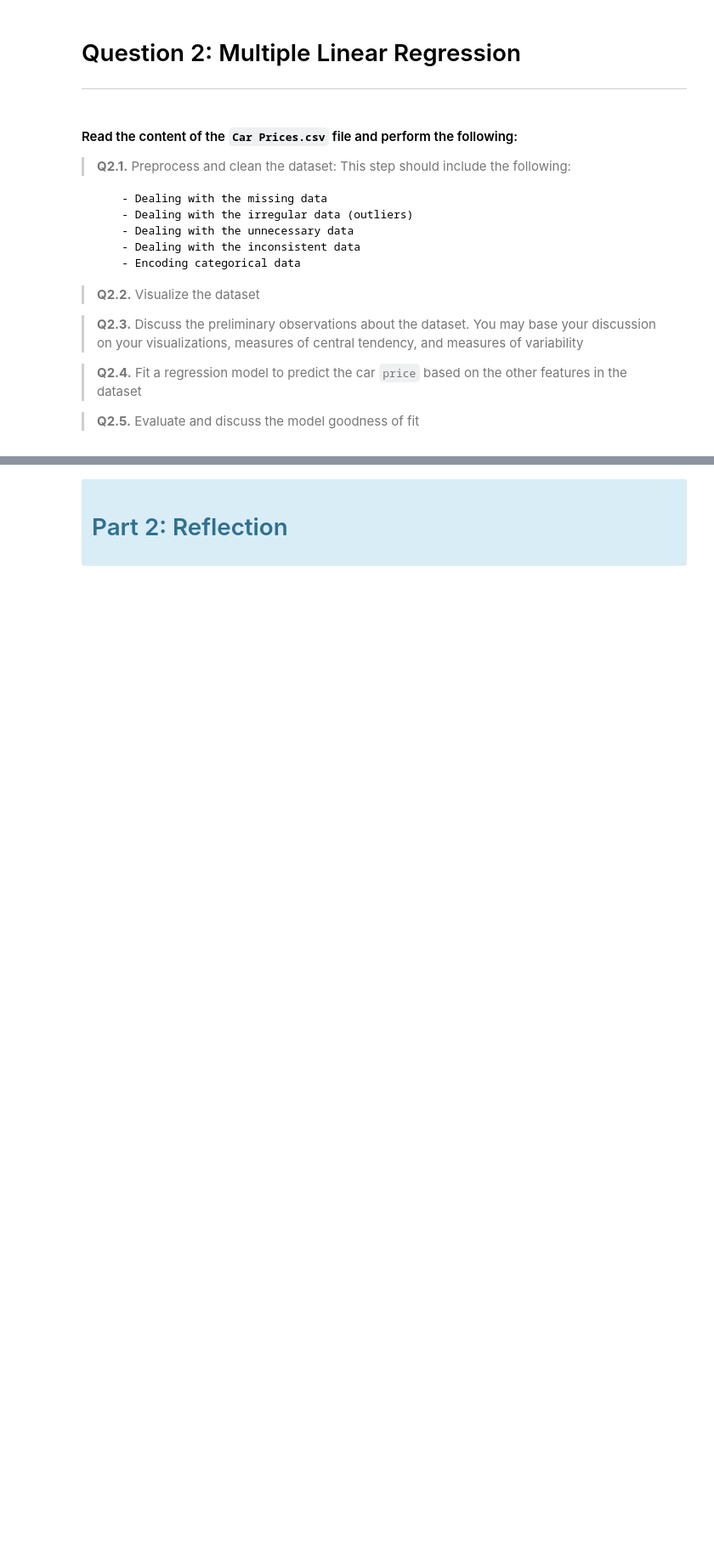
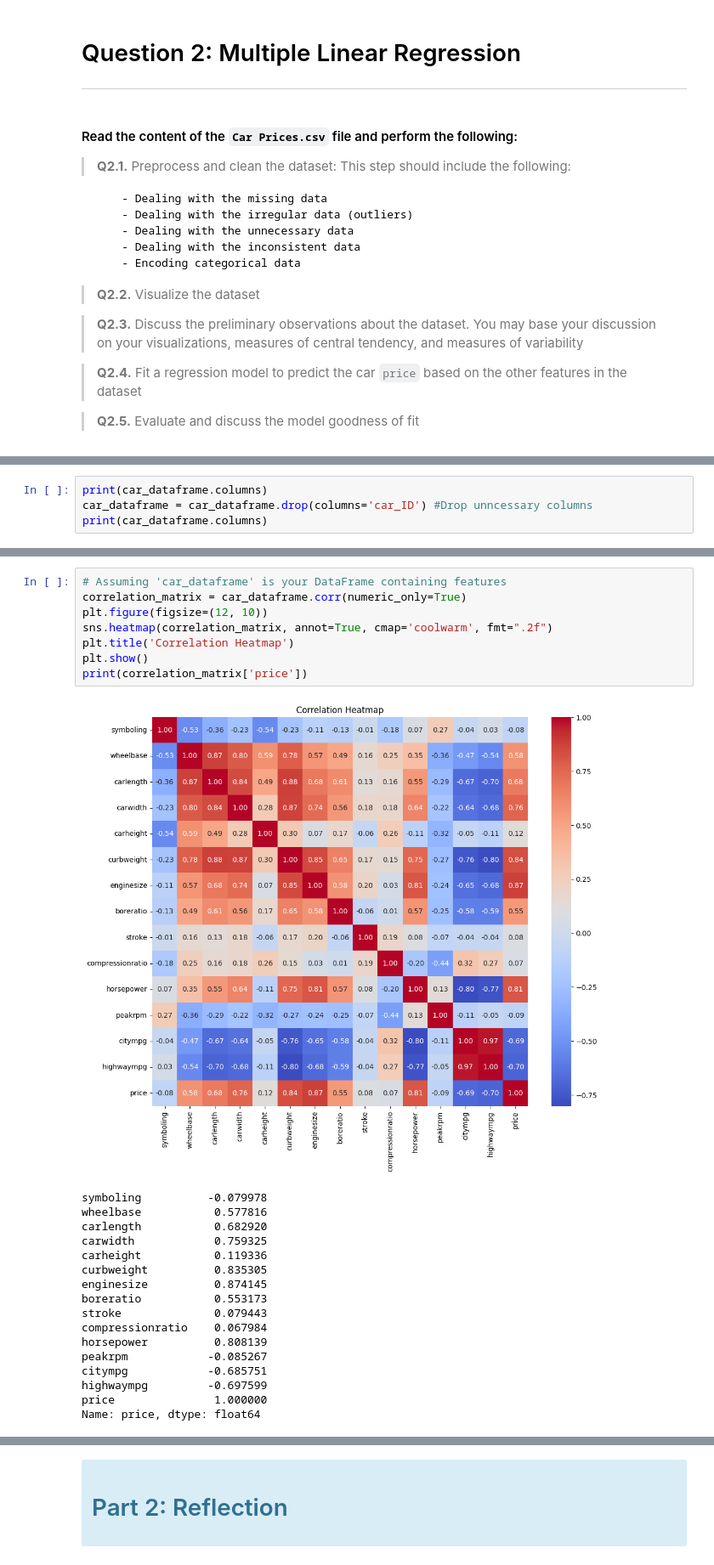
Before and after one commit to jonamadk/scaling-ML-journey, a Jupyter notebook: lab-01/Lab1.ipynb, the cells around one changed output, grey strips where cells are left out. Shown at 85% size. Drawn from its saved outputs; the diff is of its cells as text; blank space fills up the shorter version.

Commit message:
Find corr matrix, remove un-necessary colum

```diff
--- a/lab-01/Lab1.ipynb
+++ b/lab-01/Lab1.ipynb
@@ -240,0 +270,4 @@ FileNotFoundError: [Errno 2] No such file or directory: 'Car Prices.csv'
+# %%
+print(car_dataframe.columns)
+car_dataframe = car_dataframe.drop(columns='car_ID') #Drop unncessary columns
+print(car_dataframe.columns)
@@ -240,0 +288,26 @@ FileNotFoundError: [Errno 2] No such file or directory: 'Car Prices.csv'
+# %%
+# Assuming 'car_dataframe' is your DataFrame containing features
+correlation_matrix = car_dataframe.corr(numeric_only=True)
+plt.figure(figsize=(12, 10))
+sns.heatmap(correlation_matrix, annot=True, cmap='coolwarm', fmt=".2f")
+plt.title('Correlation Heatmap')
+plt.show()
+print(correlation_matrix['price'])
+# %% [output]
+[figure, added]
+symboling          -0.079978
+wheelbase           0.577816
+carlength           0.682920
+carwidth            0.759325
+carheight           0.119336
+curbweight          0.835305
+enginesize          0.874145
+boreratio           0.553173
+stroke              0.079443
+compressionratio    0.067984
+horsepower          0.808139
+peakrpm            -0.085267
+citympg            -0.685751
+highwaympg         -0.697599
+price               1.000000
+Name: price, dtype: float64
```
Also changed, not shown: parts of 8 cells of this notebook, 3 other files.
